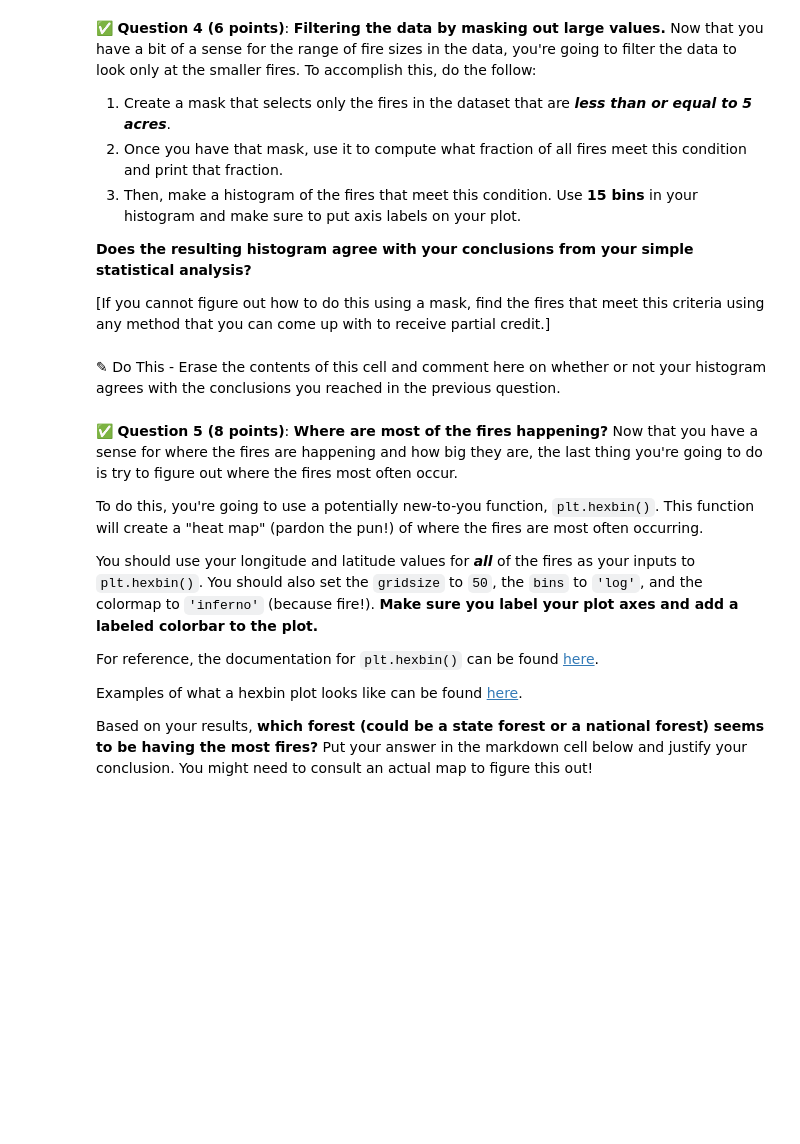
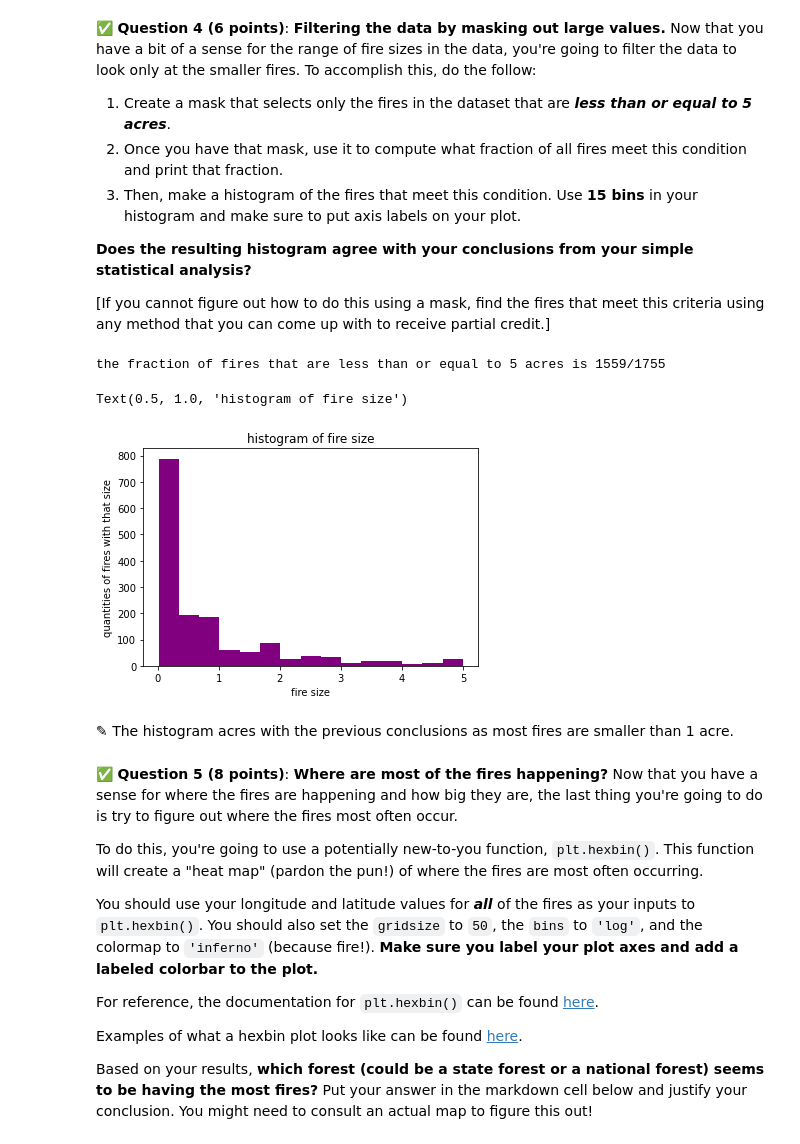
Before and after one commit to scottjaymsu/cmse202-s21-turnin, a Jupyter notebook: hw-02/HW-02_PandasReviewAndPythonObjects-STUDENT.ipynb, the cells around one changed output. Saved outputs shown, nothing was run; the diff lists cells and outputs as text; code cells hidden in the pictures; blank space fills up the shorter version.

```diff
--- a/hw-02/HW-02_PandasReviewAndPythonObjects-STUDENT.ipynb
+++ b/hw-02/HW-02_PandasReviewAndPythonObjects-STUDENT.ipynb
@@ -109,5 +156,19 @@ After you compute these values, **comment on what this tells you about the distr
-# %% [markdown]
-<font size=+3>&#9998;</font> Do This - Erase the contents of this cell and comment here on whether or not your histogram agrees with the conclusions you reached in the previous question.
+# %%
+### Put your code here
+from fractions import Fraction
+small_fires = fires[fires['fire_size'] <= 5]
+print('the fraction of fires that are less than or equal to 5 acres is', Fraction(len(small_fires['objectid']),len(fires['objectid'])))
+
+plt.hist(small_fires['fire_size'], bins=15, color='purple')
+plt.xlabel('fire size')
+plt.ylabel('quantities of fires with that size')
+plt.title('histogram of fire size')
+# %% [output]
+the fraction of fires that are less than or equal to 5 acres is 1559/1755
+Text(0.5, 1.0, 'histogram of fire size')
+[figure, added]
+# %% [markdown]
+<font size=+3>&#9998;</font> The histogram acres with the previous conclusions as most fires are smaller than 1 acre.
 # %% [markdown]
 &#9989; **Question 5 (8 points)**: **Where are most of the fires happening?** Now that you have a sense for where the fires are happening and how big they are, the last thing you're going to do is try to figure out where the fires most often occur.
 
```
Also changed, not shown: parts of 16 cells of this notebook.
